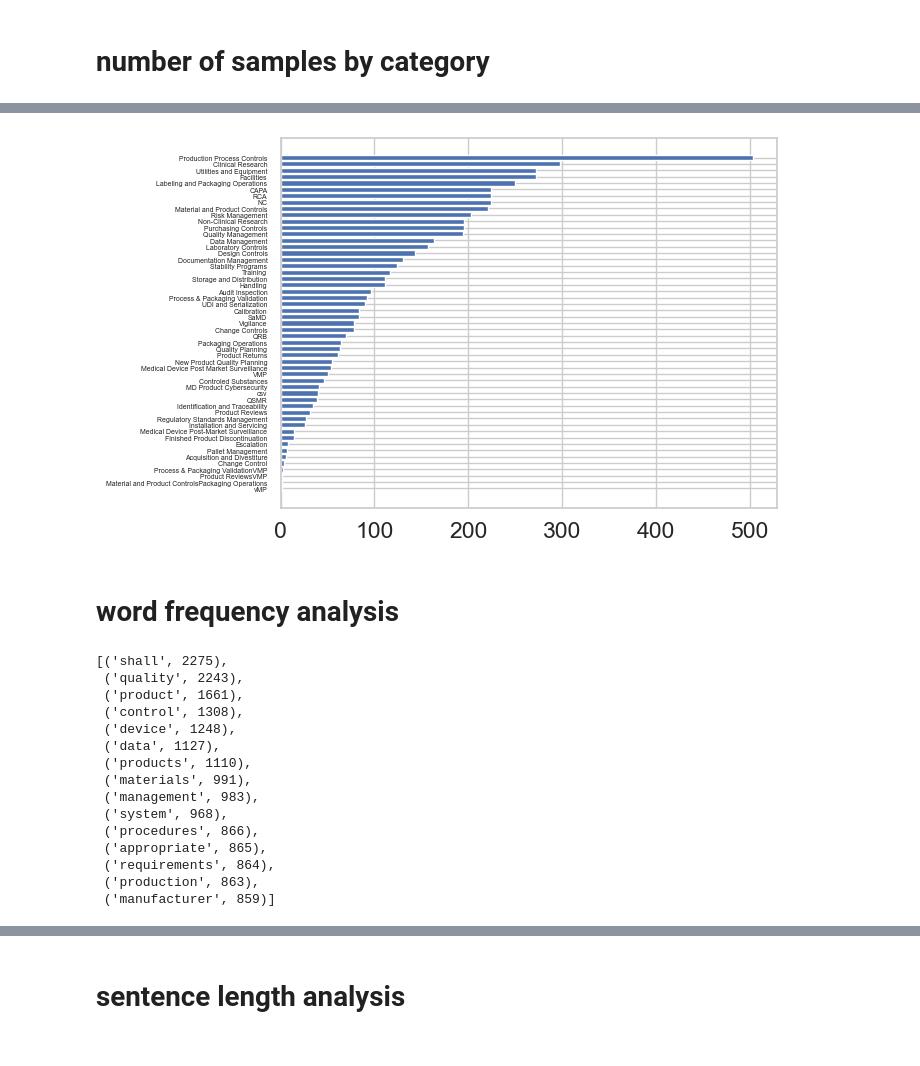
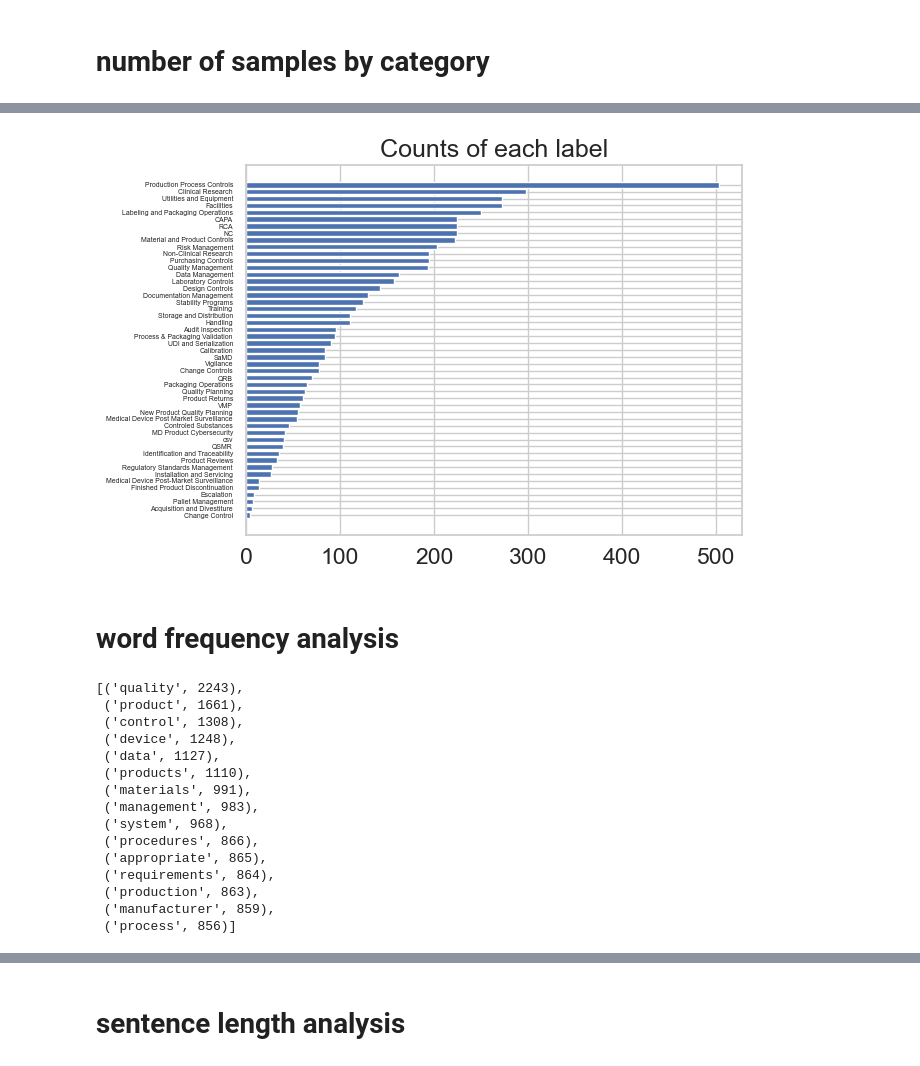
Before and after one commit to vishu-tyagi/JNJ-Capstone-Project, a Jupyter notebook: notebooks/eda.ipynb, the cells around one changed output, grey strips where cells are left out. Cells and saved outputs as stored; diff of their text form; code cells hidden in the pictures.

```diff
--- a/notebooks/eda.ipynb
+++ b/notebooks/eda.ipynb
@@ -22,6 +41,8 @@ df.shape
 (10232, 13)
 # %%
 # data preprocess
-df1 = df.copy()
-df1['Standard mapping?'].replace('\n','', regex=True,inplace = True)
+df1 = df[df['Mapped to a standard?'] != 'No mapping']
+df1.reset_index(drop=True, inplace=True)
+df1['Standard mapping?'].replace('\n',',', regex=True,inplace = True)
+df1['Standard mapping?'] = df1['Standard mapping?'].str.replace(r'^[\s,]+|[\s,]+$|(\s)*(,)[\s,]*', r'\2\1', regex=True)
 df1['Standard mapping?'] = df1['Standard mapping?'].str.split(',')
@@ -44,2 +49,8 @@ df1
+# %%
+n = df1.shape[0]
+for i in range(n):
+    for j in range(len(df1['Standard mapping?'][i])):
+        if df1['Standard mapping?'][i][j].lower() == 'vmp':
+            df1['Standard mapping?'][i][j] = 'VMP'
 # %% [markdown]
 # number of samples by category
@@ -50,2 +57,2 @@ df2.reset_index(drop=True, inplace=True)
 # %%
-df2
+df2 = df1.copy()
@@ -79,13 +72,14 @@ sorted_dict = dict(sorted(labels_dict.items(), key=lambda item: item[1]))
 # %%
 import matplotlib.pyplot as plt
 
 names = list(sorted_dict.keys())
 values = list(sorted_dict.values())
 
 plt.barh(range(len(labels_dict)), values, tick_label=names)
 plt.yticks(fontsize=5)
+plt.title('Counts of each label')
 plt.show()
 # %% [output]
-[figure, old version]
+[figure, new version]
 # %% [markdown]
 # word frequency analysis
@@ -123,11 +101,10 @@ df3['Text'] = [[word for word in tweet_words if not word in stop_words]
 # %%
-tweets_nsw = df3['Text']
-all_words_nsw = list(itertools.chain(*tweets_nsw))
-counts_nsw = collections.Counter(all_words_nsw)
-counts_nsw.most_common(15)
+texts = df3['Text']
+all_words = list(itertools.chain(*texts))
+counts_words = collections.Counter(all_words)
+counts_words.most_common(15)
 # %% [output]
-[('shall', 2275),
- ('quality', 2243),
+[('quality', 2243),
  ('product', 1661),
  ('control', 1308),
  ('device', 1248),
@@ -140,5 +117,6 @@ counts_nsw.most_common(15)
  ('appropriate', 865),
  ('requirements', 864),
  ('production', 863),
- ('manufacturer', 859)]
+ ('manufacturer', 859),
+ ('process', 856)]
 # %%
```
Also changed, not shown: parts of 14 cells of this notebook.
